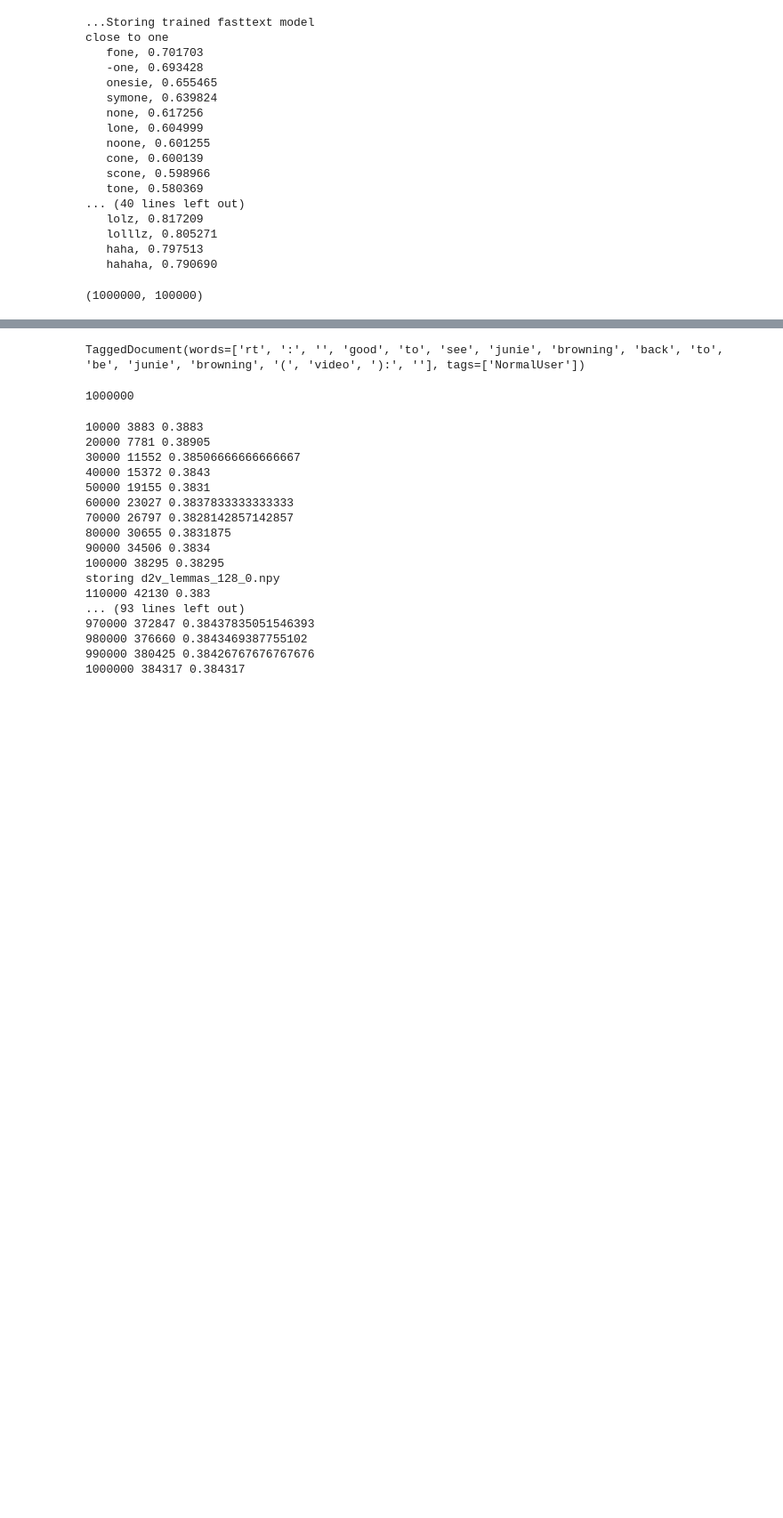
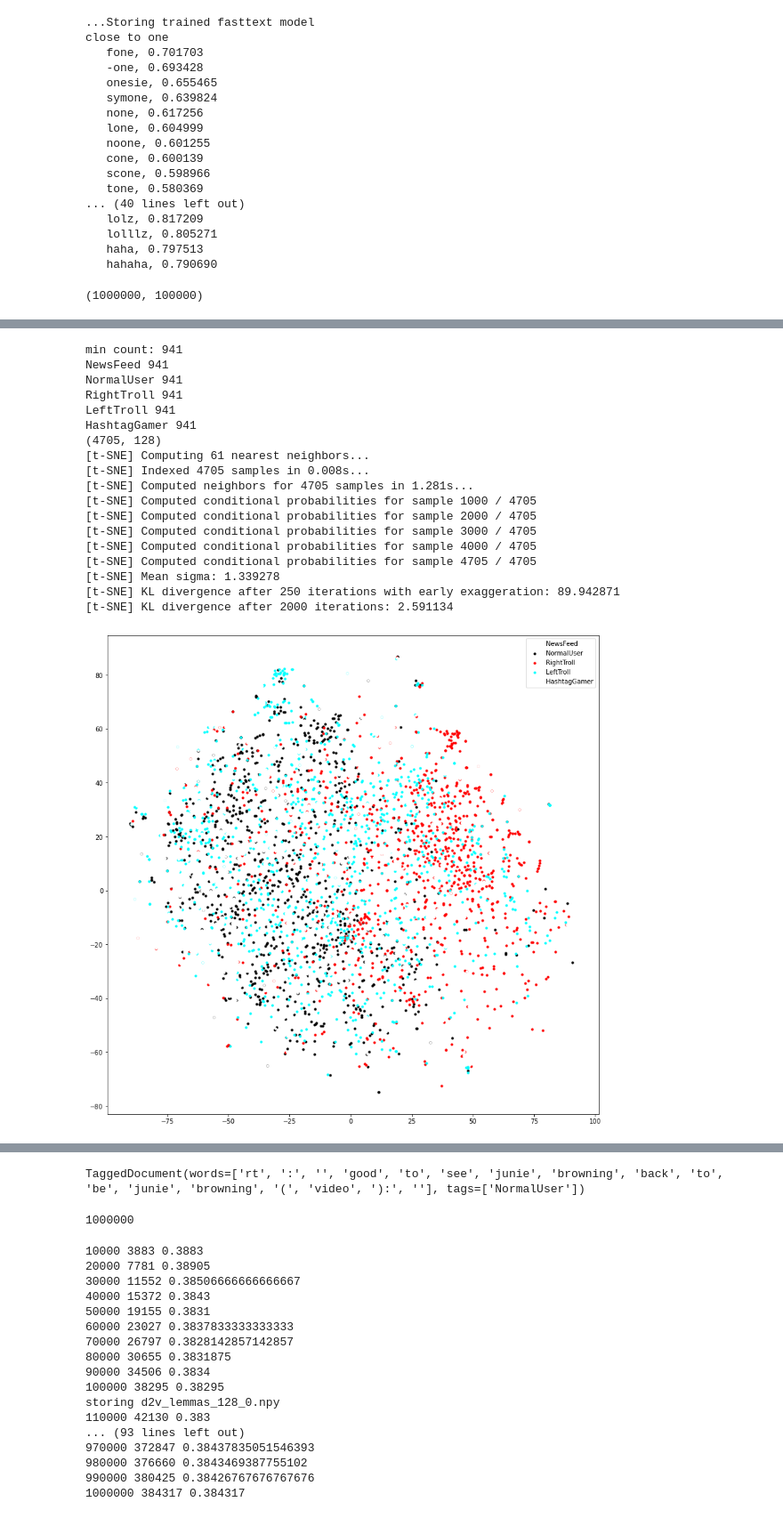
Before and after one commit to barrelchester/nlp.final-project.twitter-troll-classifier, a Jupyter notebook: dev/vectorization_distributed-embedding-exploration.ipynb, the cells around one changed output, grey strips where cells are left out. Shown at 89% size. Cells and saved outputs as stored; diff of their text form; code cells hidden in the pictures; blank space fills up the shorter version.

```diff
--- a/dev/vectorization_distributed-embedding-exploration.ipynb
+++ b/dev/vectorization_distributed-embedding-exploration.ipynb
@@ -411,0 +458,23 @@ get_sum_tfidf_weighted_word_vectors(lemmas, w2v_lemma_128_model, tfidf, tfidf_vo
+# %%
+color_map = {'NewsFeed':'white', 'NormalUser':'black', 'RightTroll':'red', 'LeftTroll':'aqua', 'HashtagGamer':'white'}
+plot_weighted_vecs(w2v_vecs, labels[:w2v_vecs.shape[0]], color_map)
+# %% [output]
+min count: 941
+NewsFeed 941
+NormalUser 941
+RightTroll 941
+LeftTroll 941
+HashtagGamer 941
+(4705, 128)
+[t-SNE] Computing 61 nearest neighbors...
+[t-SNE] Indexed 4705 samples in 0.008s...
+[t-SNE] Computed neighbors for 4705 samples in 1.281s...
+[t-SNE] Computed conditional probabilities for sample 1000 / 4705
+[t-SNE] Computed conditional probabilities for sample 2000 / 4705
+[t-SNE] Computed conditional probabilities for sample 3000 / 4705
+[t-SNE] Computed conditional probabilities for sample 4000 / 4705
+[t-SNE] Computed conditional probabilities for sample 4705 / 4705
+[t-SNE] Mean sigma: 1.339278
+[t-SNE] KL divergence after 250 iterations with early exaggeration: 89.942871
+[t-SNE] KL divergence after 2000 iterations: 2.591134
+[figure, added]
```
Also changed, not shown: parts of 29 cells of this notebook, 2 other files.
